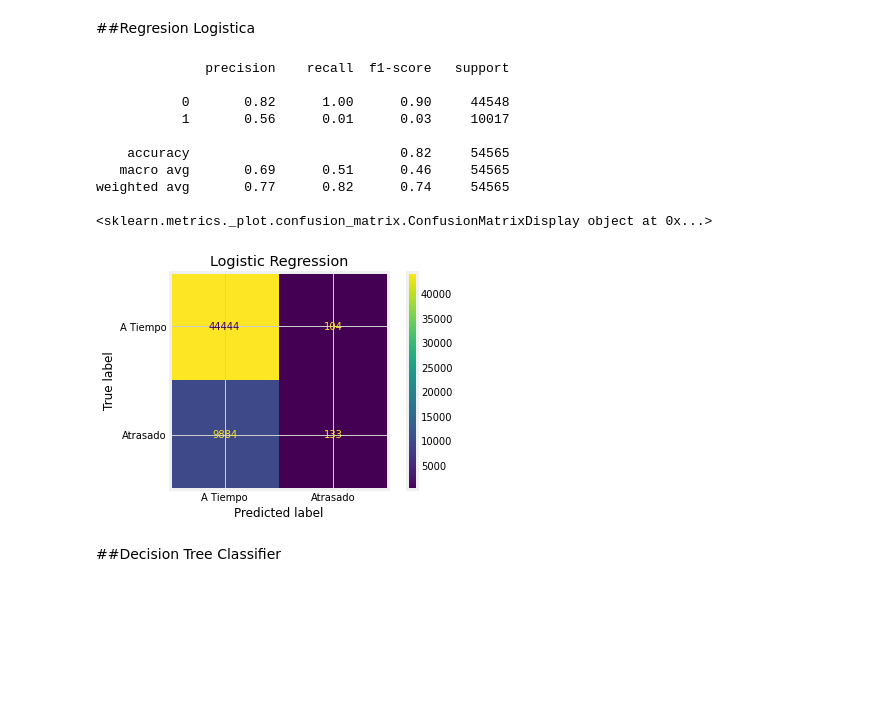
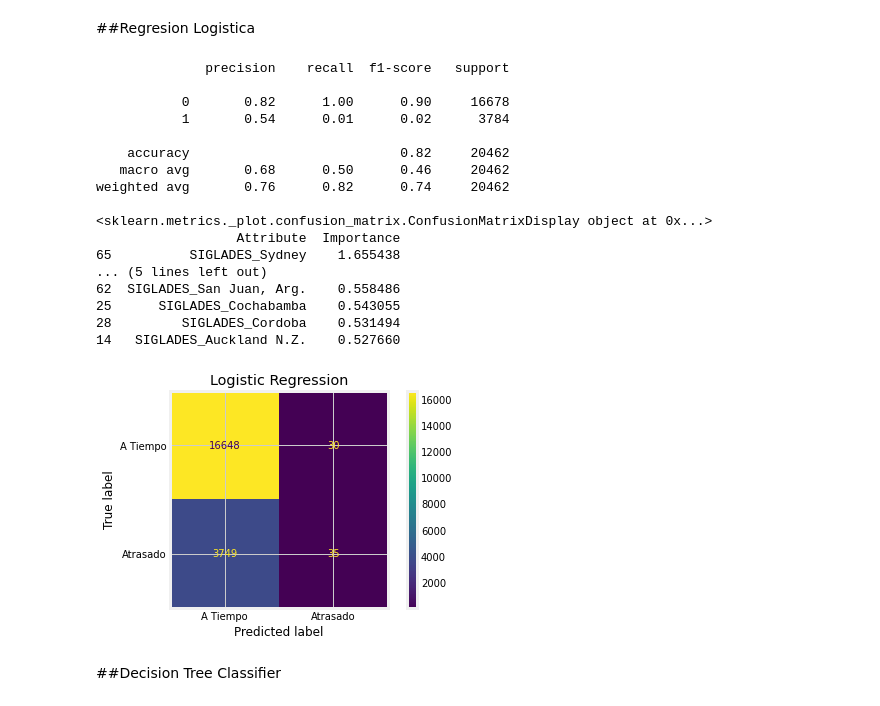
Before and after one commit to sebabecerra/DesafioLatam1, a Jupyter notebook: Solucion.ipynb, the cells around one changed output. Drawn from its saved outputs; the diff is of its cells as text; code cells hidden in the pictures; blank space fills up the shorter version.

```diff
--- a/Solucion.ipynb
+++ b/Solucion.ipynb
@@ -441,5 +436,5 @@ df.tail()
 df2 = df.drop(["Fecha-I", "Vlo-I", "Ori-I",
                "Des-I", "Emp-I", "Fecha-O",
                "Vlo-I", "Ori-O", "Des-O",
-               "Emp-O","SIGLAORI", "Vlo-O", "date", 'dif_min'], axis=1)
+               "Emp-O","SIGLAORI", "Vlo-O", "date", 'dif_min', "DIA", "MES", "AÑO", "OPERA"], axis=1)
 # %%
@@ -465,11 +454,12 @@ df2.tail(20)
 # %%
-df2=pd.get_dummies(df2,columns=['DIANOM', 'TIPOVUELO', 'OPERA','SIGLADES', 'periodo_dia'])
+df2=pd.get_dummies(df2,columns=['DIANOM', 'TIPOVUELO','SIGLADES', 'periodo_dia'])
 # %% [markdown]
 #Entrenando Modelos
 # %%
 X=df2.drop(['atraso_15'], axis=1)
 y=df2['atraso_15']
-X_train, X_test, y_train, y_test = train_test_split(X, y, random_state = 123, train_size=0.2)
+X_train, X_test, y_train, y_test = train_test_split(X, y, random_state = 123,
+                                                    train_size=0.7)
 # %%
 scaler = MinMaxScaler()
 X_train_scaled = scaler.fit_transform(X_train)
@@ -478,32 +468,43 @@ X_test_scaled = scaler.transform(X_test)
 # %% [markdown]
 ##Regresion Logistica
 # %%
-from sklearn.metrics import confusion_matrix
-from sklearn.metrics import plot_confusion_matrix
 model = LogisticRegression()
 model.fit(X_train, y_train)
 model_pred = model.predict(X_test)
+importances = pd.DataFrame(data={
+    'Attribute': X_train.columns,
+    'Importance': model.coef_[0]
+})
+importances = importances.sort_values(by='Importance', ascending=False)
 model_acc = model.score(X_test, y_test)
 print(classification_report(y_test, model_pred))
 conf_mat_plot = plot_confusion_matrix(model, X_test, y_test)
 plt.title("Logistic Regression")
 plt.xticks(np.arange(2) , ["A Tiempo", "Atrasado"])
 plt.yticks(np.arange(2) , ["A Tiempo", "Atrasado"])
 print(conf_mat_plot)
+print(importances.head(10))
 del model
 del model_pred
 # %% [output]
               precision    recall  f1-score   support
 
-           0       0.82      1.00      0.90     44548
-           1       0.56      0.01      0.03     10017
+           0       0.82      1.00      0.90     16678
+           1       0.54      0.01      0.02      3784
 
-    accuracy                           0.82     54565
-   macro avg       0.69      0.51      0.46     54565
-weighted avg       0.77      0.82      0.74     54565
+    accuracy                           0.82     20462
+   macro avg       0.68      0.50      0.46     20462
+weighted avg       0.76      0.82      0.74     20462
 
 <sklearn.metrics._plot.confusion_matrix.ConfusionMatrixDisplay object at 0x...>
+                  Attribute  Importance
+65          SIGLADES_Sydney    1.655438
+... (5 lines left out)
+62  SIGLADES_San Juan, Arg.    0.558486
+25      SIGLADES_Cochabamba    0.543055
+28         SIGLADES_Cordoba    0.531494
+14   SIGLADES_Auckland N.Z.    0.527660
-[figure, old version]
+[figure, new version]
 # %% [markdown]
 ##Decision Tree Classifier
 # %%
```
Also changed, not shown: parts of 28 cells of this notebook.
